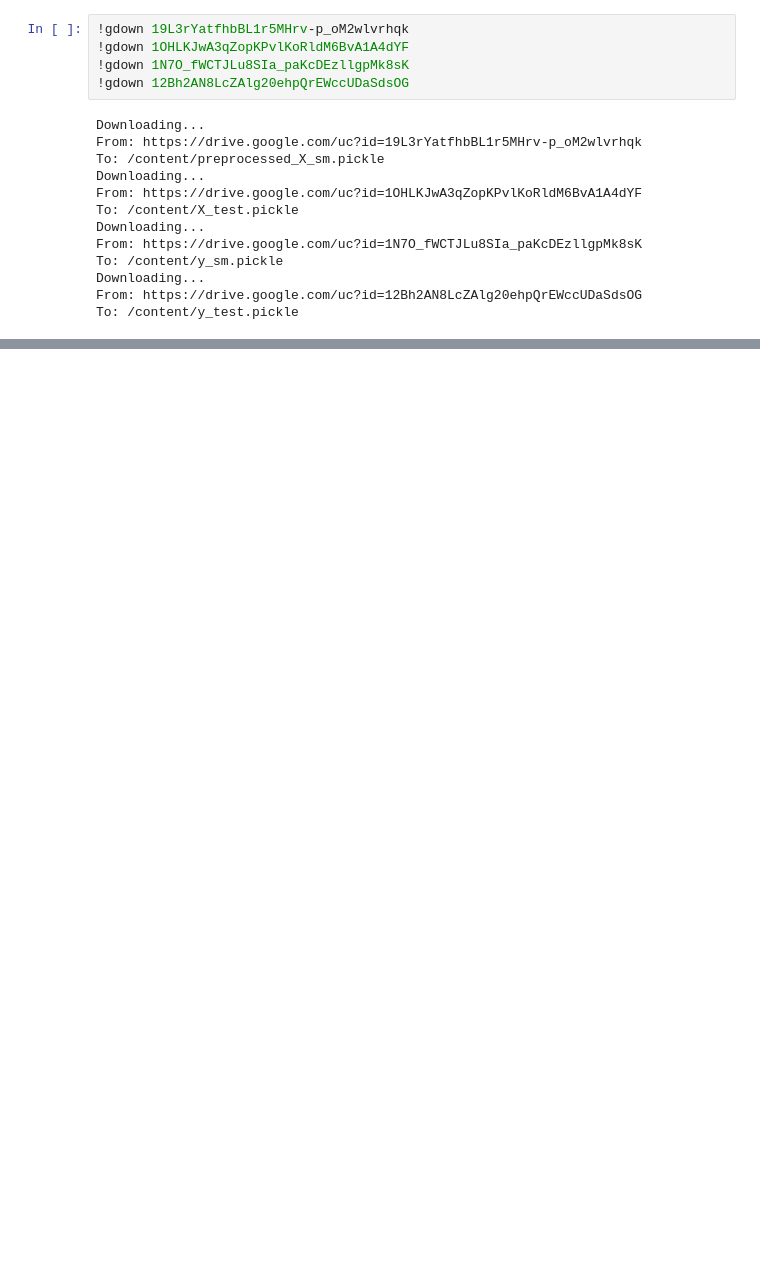
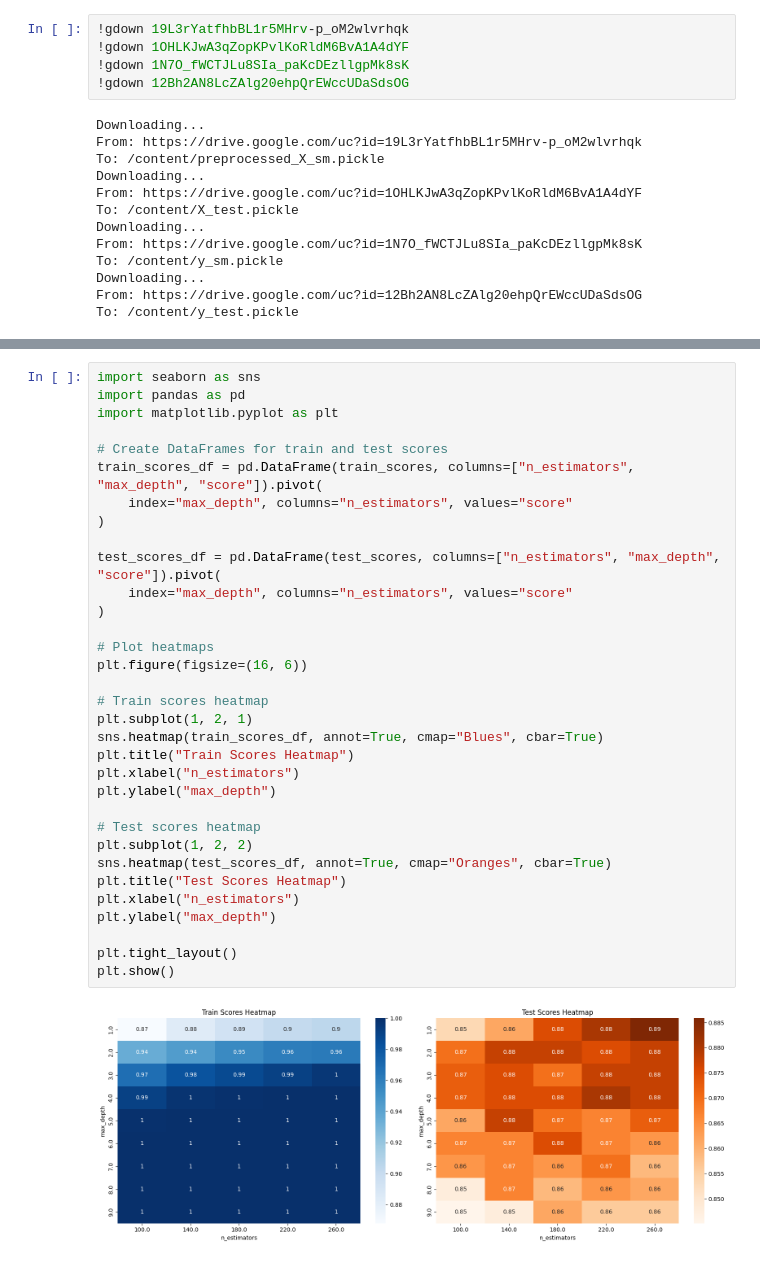
Before and after one commit to IshanSarkar/Topics-Practice, a Jupyter notebook: GBDT.ipynb, the cells around one changed output, grey strips where cells are left out. Drawn from its saved outputs; the diff is of its cells as text; blank space fills up the shorter version.

```diff
--- a/GBDT.ipynb
+++ b/GBDT.ipynb
@@ -20,0 +121,35 @@ To: /content/y_test.pickle
+# %%
+import seaborn as sns
+import pandas as pd
+import matplotlib.pyplot as plt
+
+# Create DataFrames for train and test scores
+train_scores_df = pd.DataFrame(train_scores, columns=["n_estimators", "max_depth", "score"]).pivot(
+    index="max_depth", columns="n_estimators", values="score"
+)
+
+test_scores_df = pd.DataFrame(test_scores, columns=["n_estimators", "max_depth", "score"]).pivot(
+    index="max_depth", columns="n_estimators", values="score"
+)
+
+# Plot heatmaps
+plt.figure(figsize=(16, 6))
+
+# Train scores heatmap
+plt.subplot(1, 2, 1)
+sns.heatmap(train_scores_df, annot=True, cmap="Blues", cbar=True)
+plt.title("Train Scores Heatmap")
+plt.xlabel("n_estimators")
+plt.ylabel("max_depth")
+
+# Test scores heatmap
+plt.subplot(1, 2, 2)
+sns.heatmap(test_scores_df, annot=True, cmap="Oranges", cbar=True)
+plt.title("Test Scores Heatmap")
+plt.xlabel("n_estimators")
+plt.ylabel("max_depth")
+
+plt.tight_layout()
+plt.show()
+# %% [output]
+[figure, added]
```
Also changed, not shown: parts of 18 cells of this notebook.
